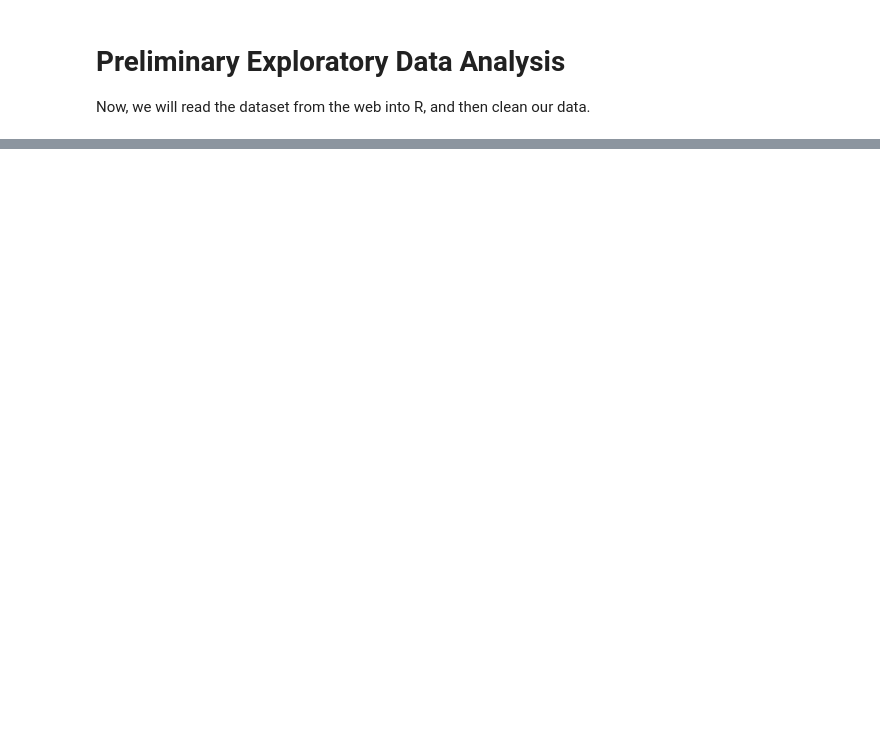
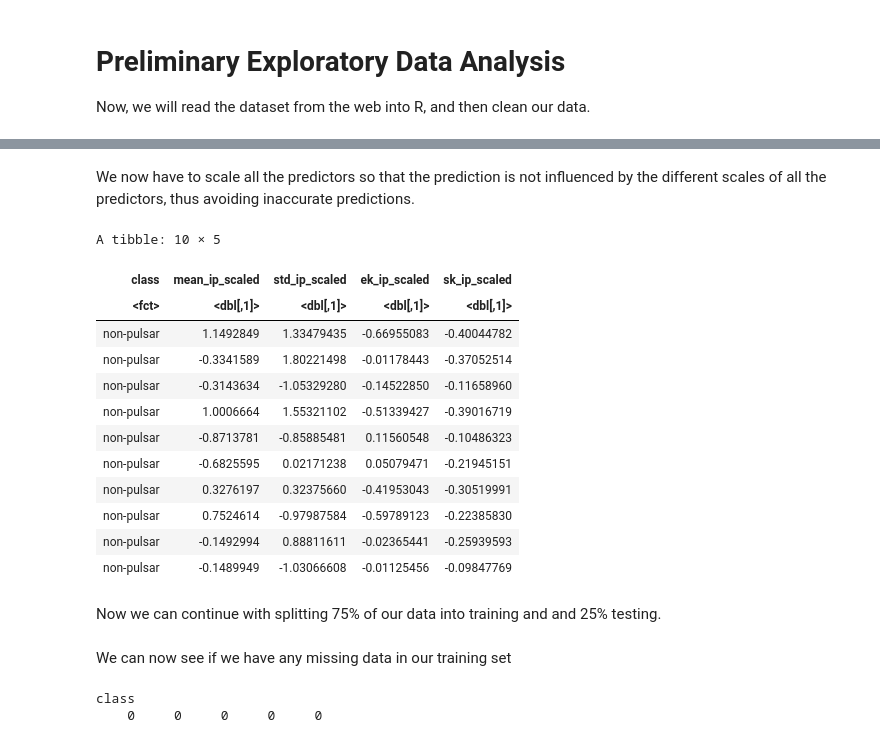
Before and after one commit to originalajitest/Pulsars_R, a Jupyter notebook: Group_10_Project_Proposal.ipynb, the cells around one changed output, grey strips where cells are left out. Saved outputs shown, nothing was run; the diff lists cells and outputs as text; code cells hidden in the pictures; blank space fills up the shorter version.

```diff
--- a/Group_10_Project_Proposal.ipynb
+++ b/Group_10_Project_Proposal.ipynb
@@ -78,0 +58,7 @@ A tibble: 17898 × 9
+# %%
+pulsar_data_pred <- pulsar_data |>
+                        select(mean_ip, std_ip, ek_ip, sk_ip, class)
+
+revalue(pulsar_data_pred$class, c("0" = "non-pulsar", "1" = "pulsar")) -> pulsar_data_pred$class
+
+head(pulsar_data_pred, 5)
@@ -78,0 +74,27 @@ A tibble: 17898 × 9
+# %% [markdown]
+We now have to scale all the predictors so that the prediction is not influenced by the different scales of all the predictors, thus avoiding inaccurate predictions.
+# %%
+pulsar_scaled <- pulsar_data_pred |>
+                    mutate(mean_ip_scaled = scale(mean_ip, center=TRUE)) |>
+                    mutate(std_ip_scaled = scale(std_ip, center=TRUE)) |>
+                    mutate(ek_ip_scaled = scale(ek_ip, center=TRUE)) |>
+                    mutate(sk_ip_scaled = scale(sk_ip, center=TRUE)) |>
+                    select(class:sk_ip_scaled)
+
+head(pulsar_scaled, 10)
+# %% [output]
+A tibble: 10 × 5
+| class | mean_ip_scaled | std_ip_scaled | ek_ip_scaled | sk_ip_scaled |
+| <fct> | <dbl[,1]> | <dbl[,1]> | <dbl[,1]> | <dbl[,1]> |
+| non-pulsar | 1.1492849 | 1.33479435 | -0.66955083 | -0.40044782 |
+| non-pulsar | -0.3341589 | 1.80221498 | -0.01178443 | -0.37052514 |
+| non-pulsar | -0.3143634 | -1.05329280 | -0.14522850 | -0.11658960 |
+| non-pulsar | 1.0006664 | 1.55321102 | -0.51339427 | -0.39016719 |
+| non-pulsar | -0.8713781 | -0.85885481 | 0.11560548 | -0.10486323 |
+| non-pulsar | -0.6825595 | 0.02171238 | 0.05079471 | -0.21945151 |
+| non-pulsar | 0.3276197 | 0.32375660 | -0.41953043 | -0.30519991 |
+| non-pulsar | 0.7524614 | -0.97987584 | -0.59789123 | -0.22385830 |
+| non-pulsar | -0.1492994 | 0.88811611 | -0.02365441 | -0.25939593 |
+| non-pulsar | -0.1489949 | -1.03066608 | -0.01125456 | -0.09847769 |
+# %% [markdown]
+Now we can continue with splitting 75% of our data into training and and 25% testing.
@@ -78,0 +108,8 @@ A tibble: 17898 × 9
+# %% [markdown]
+We can now see if we have any missing data in our training set
+# %%
+n_rows_missing_data <- apply(X=is.na(pulsar_training), MARGIN=2, FUN=sum)
+n_rows_missing_data
+# %% [output]
+class
+    0     0     0     0     0
```
Also changed, not shown: parts of 11 cells of this notebook.
